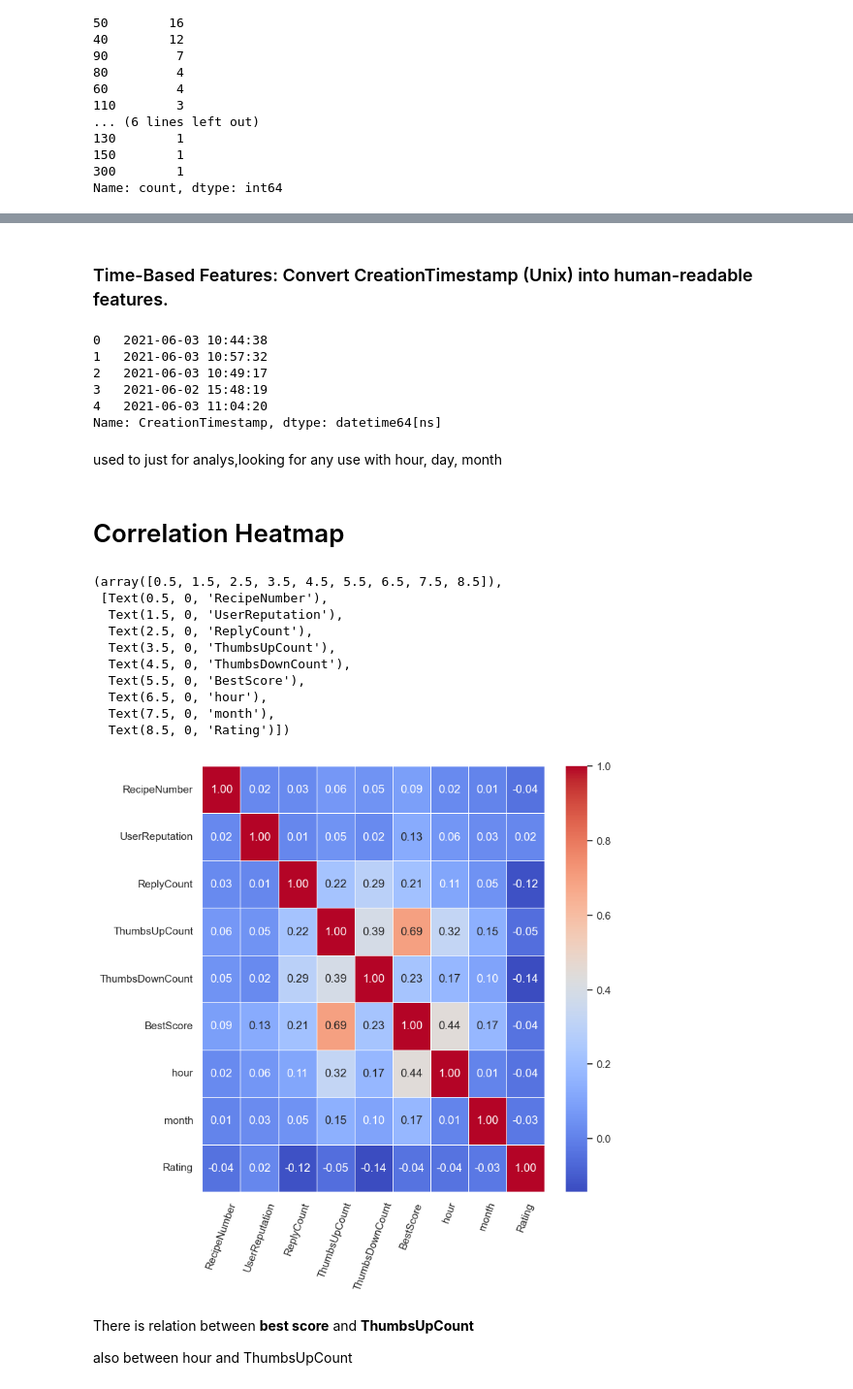
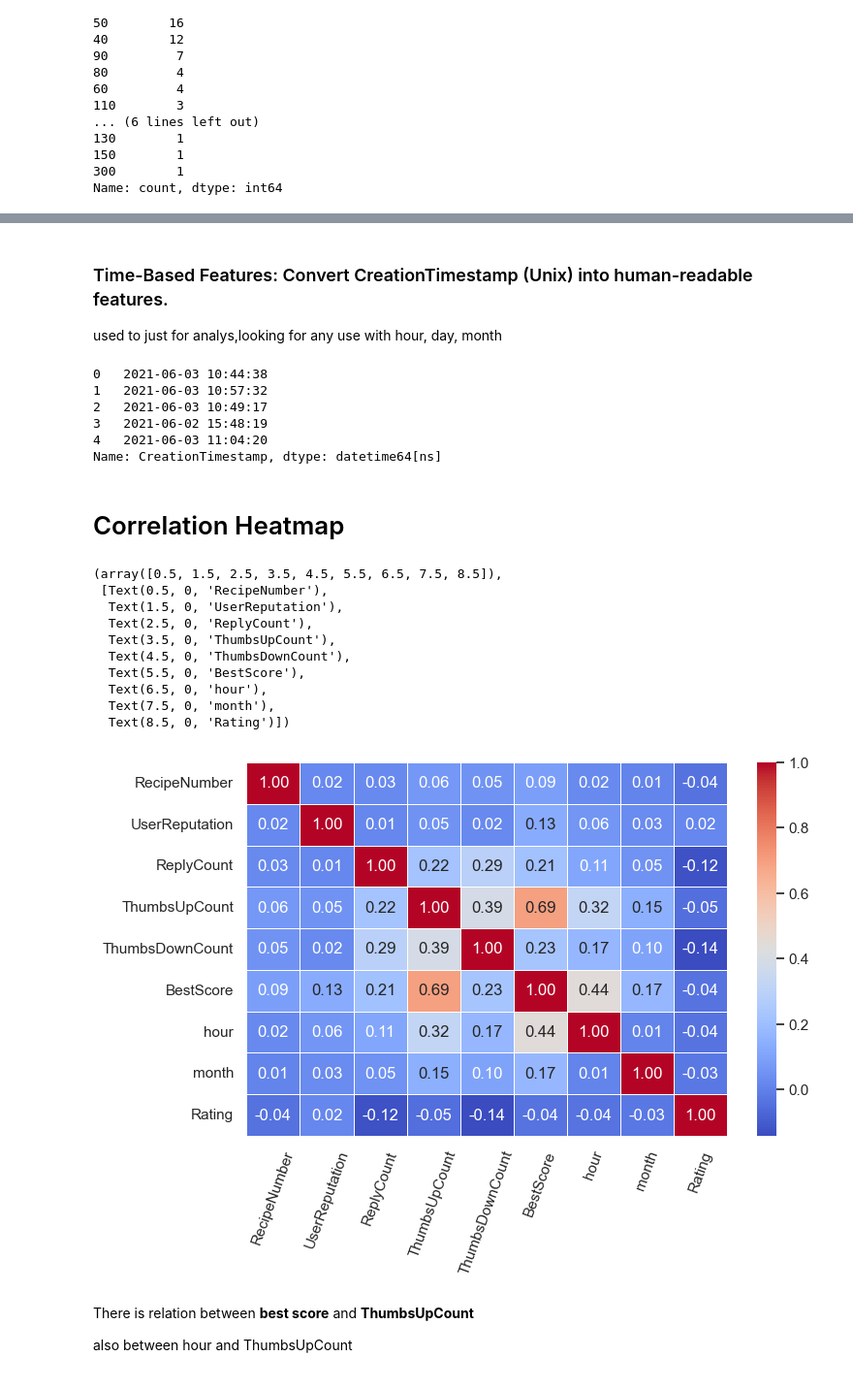
Before and after one commit to muhammedriswanp/recipe_rating_ML_project, a Jupyter notebook: notebooks/eda.ipynb, the cells around one changed output, grey strips where cells are left out. Shown at 97% size. Drawn from its saved outputs; the diff is of its cells as text; code cells hidden in the pictures.

```diff
--- a/notebooks/eda.ipynb
+++ b/notebooks/eda.ipynb
@@ -232,5 +231,6 @@ Due to this strong right-skewness and presence of extreme values, a log transfor
 # %% [markdown]
 ### Time-Based Features: Convert CreationTimestamp (Unix) into human-readable features.
+used to just for analys,looking for any use with hour, day, month
 # %%
 train['CreationTimestamp'] = pd.to_datetime(train['CreationTimestamp'], unit = 's') #numbers represent time in seconds, `unit='s'` to tell pandas that the numbers are in seconds and convert them correctly into date and time.
 print(train['CreationTimestamp'].head())
@@ -248,27 +248,25 @@ numeric_cols = ['RecipeNumber', 'UserReputation', 'ReplyCount', 'ThumbsUpCount',
 3   2021-06-02 15:48:19
 4   2021-06-03 11:04:20
 Name: CreationTimestamp, dtype: datetime64[ns]
-# %% [markdown]
-used to just for analys,looking for any use with hour, day, month
 # %% [markdown]
 # Correlation Heatmap
 # %%
 imp_columns = ['RecipeNumber', 'UserReputation', 'ReplyCount', 'ThumbsUpCount','ThumbsDownCount', 'BestScore', 'hour', 'month', 'Rating']
-plt.figure(figsize = (8,8))
+plt.figure(figsize = (8,5))
 sns.heatmap(train[imp_columns].corr(), annot=True, cmap='coolwarm',fmt=".2f",linewidths=0.5)
 plt.xticks(rotation=70)
 # %% [output]
 (array([0.5, 1.5, 2.5, 3.5, 4.5, 5.5, 6.5, 7.5, 8.5]),
  [Text(0.5, 0, 'RecipeNumber'),
   Text(1.5, 0, 'UserReputation'),
   Text(2.5, 0, 'ReplyCount'),
   Text(3.5, 0, 'ThumbsUpCount'),
   Text(4.5, 0, 'ThumbsDownCount'),
   Text(5.5, 0, 'BestScore'),
   Text(6.5, 0, 'hour'),
   Text(7.5, 0, 'month'),
   Text(8.5, 0, 'Rating')])
-[figure, old version]
+[figure, new version]
 # %% [markdown]
 There is relation between **best score** and **ThumbsUpCount**
 
```
Also changed, not shown: parts of 20 cells of this notebook, 5 other files.
